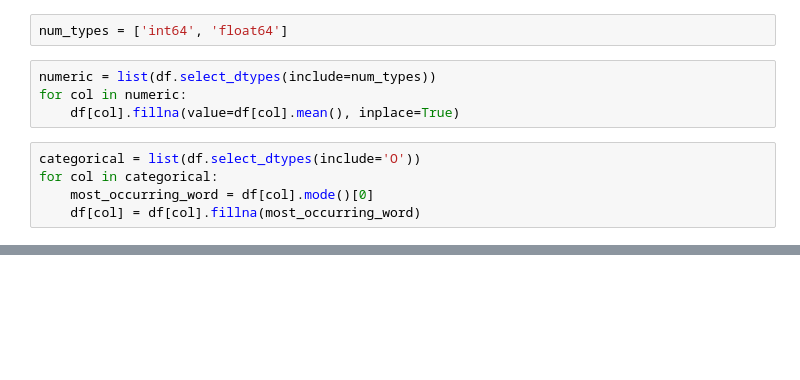
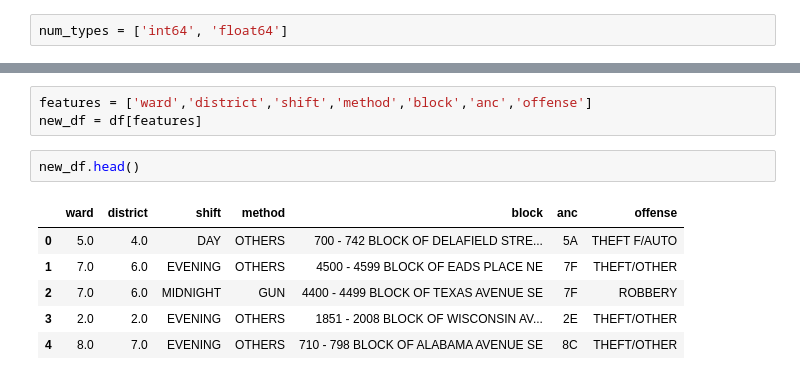
Before and after one commit to sam47-asfaw/dc-crime, a Jupyter notebook: notebook/model.ipynb, the cells around one changed output, grey strips where cells are left out. Drawn from its saved outputs; the diff is of its cells as text; blank space fills up the shorter version.

```diff
--- a/notebook/model.ipynb
+++ b/notebook/model.ipynb
@@ -77,11 +48,2 @@ Name: count, Length: 6649, dtype: int64
 # %%
 num_types = ['int64', 'float64']
-# %%
-numeric = list(df.select_dtypes(include=num_types))
-for col in numeric:
-    df[col].fillna(value=df[col].mean(), inplace=True)
-# %%
-categorical = list(df.select_dtypes(include='O'))
-for col in categorical:
-    most_occurring_word = df[col].mode()[0]
-    df[col] = df[col].fillna(most_occurring_word)
@@ -87,0 +59,12 @@ for col in categorical:
+# %%
+features = ['ward','district','shift','method','block','anc','offense']
+new_df = df[features]
+# %%
+new_df.head()
+# %% [output]
+|  | ward | district | shift | method | block | anc | offense |
+| 0 | 5.0 | 4.0 | DAY | OTHERS | 700 - 742 BLOCK OF DELAFIELD STRE... | 5A | THEFT F/AUTO |
+| 1 | 7.0 | 6.0 | EVENING | OTHERS | 4500 - 4599 BLOCK OF EADS PLACE NE | 7F | THEFT/OTHER |
+| 2 | 7.0 | 6.0 | MIDNIGHT | GUN | 4400 - 4499 BLOCK OF TEXAS AVENUE SE | 7F | ROBBERY |
+| 3 | 2.0 | 2.0 | EVENING | OTHERS | 1851 - 2008 BLOCK OF WISCONSIN AV... | 2E | THEFT/OTHER |
+| 4 | 8.0 | 7.0 | EVENING | OTHERS | 710 - 798 BLOCK OF ALABAMA AVENUE SE | 8C | THEFT/OTHER |
```
Also changed, not shown: parts of 23 cells of this notebook.
